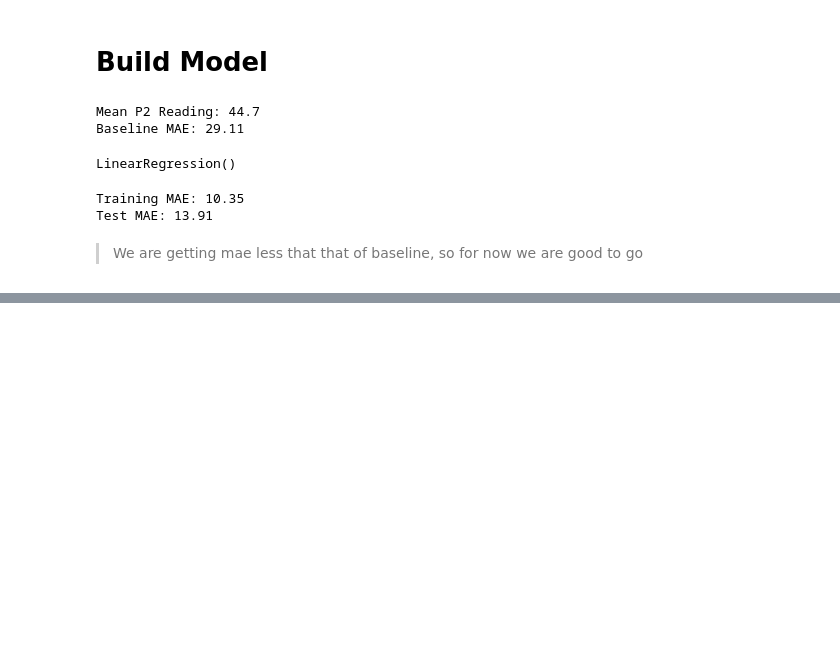
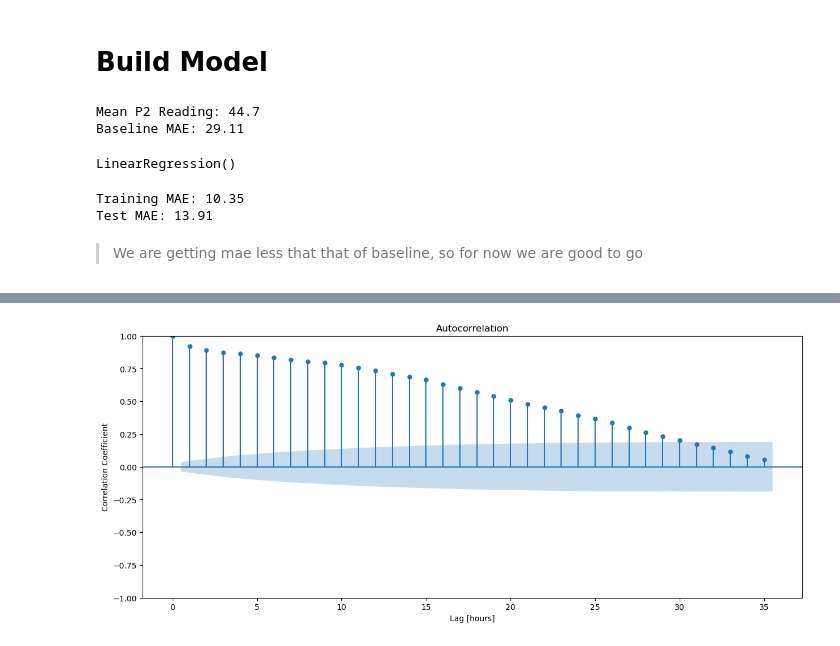
Before and after one commit to Ubaid-Ur-RehmanJ/kaggle-projects, a Jupyter notebook: sun-spots-timeseries-data.ipynb, the cells around one changed output, grey strips where cells are left out. Cells and saved outputs as stored; diff of their text form; code cells hidden in the pictures; blank space fills up the shorter version.

Commit message:
Kaggle Notebook | time-series-sunspots | Version 2

```diff
--- a/sun-spots-timeseries-data.ipynb
+++ b/sun-spots-timeseries-data.ipynb
@@ -211,0 +216,18 @@ Test MAE: 13.91
+# %%
+def wrangle_for_ar(filepath):
+    df = pd.read_csv(filepath)
+    df['Month'] = pd.to_datetime(df['Month'])
+    df = df.set_index("Month")
+
+    # resample the time to 2 Months
+    df = df["Sunspots"].resample("1M").mean().fillna(method="ffill")
+
+    # create df[p2.l1] that will be the shift of p2
+    #df["Sunspots.L1"] = df["Sunspots"].shift(1)     #.dropna(inplace=True)
+    #df.dropna(inplace=True)
+
+
+    return df
+# %%
+y = wrangle_for_ar("/kaggle/input/monthly-sunspots/monthly-sunspots.csv")
+y.head()
@@ -211,0 +245,7 @@ Test MAE: 13.91
+# %%
+fig, ax = plt.subplots(figsize=(15, 6))
+plot_acf(y, ax=ax)
+plt.xlabel("Lag [hours]")
+plt.ylabel("Correlation Coefficient");
+# %% [output]
+[figure, added]
```
Also changed, not shown: parts of 28 cells of this notebook.
